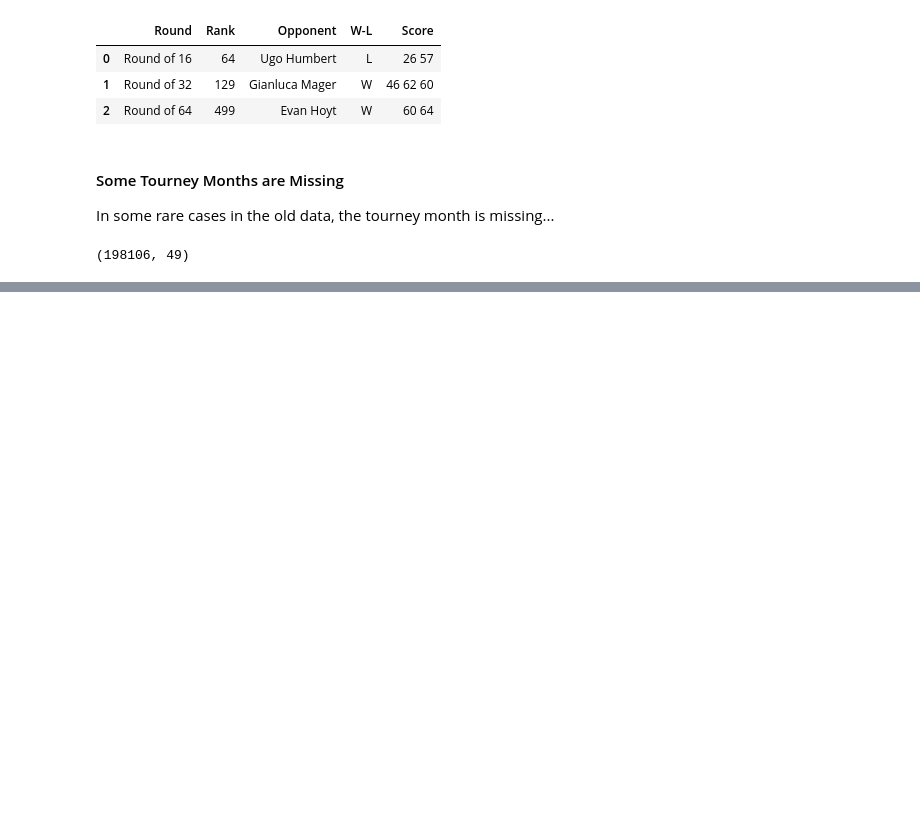
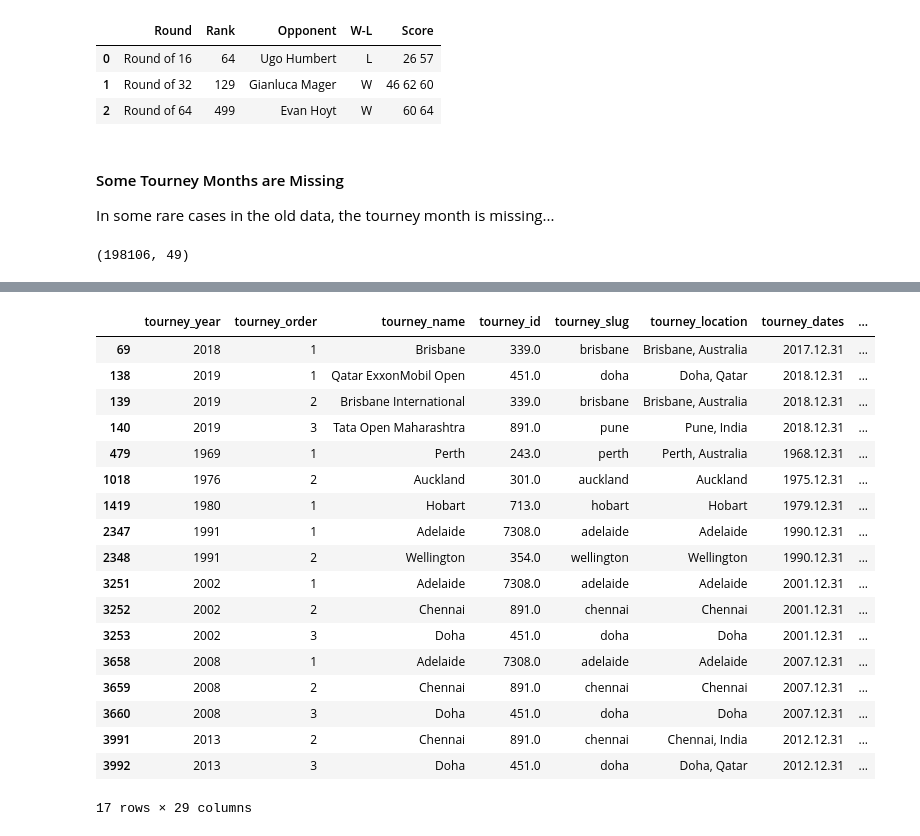
Before and after one commit to siddjagadish/tennis_new, a Jupyter notebook: tennis_new/notebooks/data_fetching_debugging.ipynb, the cells around one changed output, grey strips where cells are left out. Drawn from its saved outputs; the diff is of its cells as text; code cells hidden in the pictures; blank space fills up the shorter version.

Commit message:
Some updates to data fetching code

```diff
--- a/tennis_new/notebooks/data_fetching_debugging.ipynb
+++ b/tennis_new/notebooks/data_fetching_debugging.ipynb
@@ -278,0 +281,8 @@ q.shape
+# %%
+import pandas as pd
+from pathlib import Path
+from tennis_new.fetch.defs import STORED_DATA_PATH
+
+tourneys = pd.read_csv(
+    Path.joinpath(STORED_DATA_PATH, 'tournaments', 'combined.csv')
+)
@@ -278,0 +312,25 @@ q.shape
+# %%
+tkourneys[
+    (tourneys['tourney_month'] == 12) &
+    (tourneys['tourney_day'] == 31)
+]
+# %% [output]
+|  | tourney_year | tourney_order | tourney_name | tourney_id | tourney_slug | tourney_location | tourney_dates | ... |
+| 69 | 2018 | 1 | Brisbane | 339.0 | brisbane | Brisbane, Australia | 2017.12.31 | ... |
+| 138 | 2019 | 1 | Qatar ExxonMobil Open | 451.0 | doha | Doha, Qatar | 2018.12.31 | ... |
+| 139 | 2019 | 2 | Brisbane International | 339.0 | brisbane | Brisbane, Australia | 2018.12.31 | ... |
+| 140 | 2019 | 3 | Tata Open Maharashtra | 891.0 | pune | Pune, India | 2018.12.31 | ... |
+| 479 | 1969 | 1 | Perth | 243.0 | perth | Perth, Australia | 1968.12.31 | ... |
+| 1018 | 1976 | 2 | Auckland | 301.0 | auckland | Auckland | 1975.12.31 | ... |
+| 1419 | 1980 | 1 | Hobart | 713.0 | hobart | Hobart | 1979.12.31 | ... |
+| 2347 | 1991 | 1 | Adelaide | 7308.0 | adelaide | Adelaide | 1990.12.31 | ... |
+| 2348 | 1991 | 2 | Wellington | 354.0 | wellington | Wellington | 1990.12.31 | ... |
+| 3251 | 2002 | 1 | Adelaide | 7308.0 | adelaide | Adelaide | 2001.12.31 | ... |
+| 3252 | 2002 | 2 | Chennai | 891.0 | chennai | Chennai | 2001.12.31 | ... |
+| 3253 | 2002 | 3 | Doha | 451.0 | doha | Doha | 2001.12.31 | ... |
+| 3658 | 2008 | 1 | Adelaide | 7308.0 | adelaide | Adelaide | 2007.12.31 | ... |
+| 3659 | 2008 | 2 | Chennai | 891.0 | chennai | Chennai | 2007.12.31 | ... |
+| 3660 | 2008 | 3 | Doha | 451.0 | doha | Doha | 2007.12.31 | ... |
+| 3991 | 2013 | 2 | Chennai | 891.0 | chennai | Chennai, India | 2012.12.31 | ... |
+| 3992 | 2013 | 3 | Doha | 451.0 | doha | Doha, Qatar | 2012.12.31 | ... |
+17 rows × 29 columns
```
Also changed, not shown: parts of 26 cells of this notebook, 3 other files.
